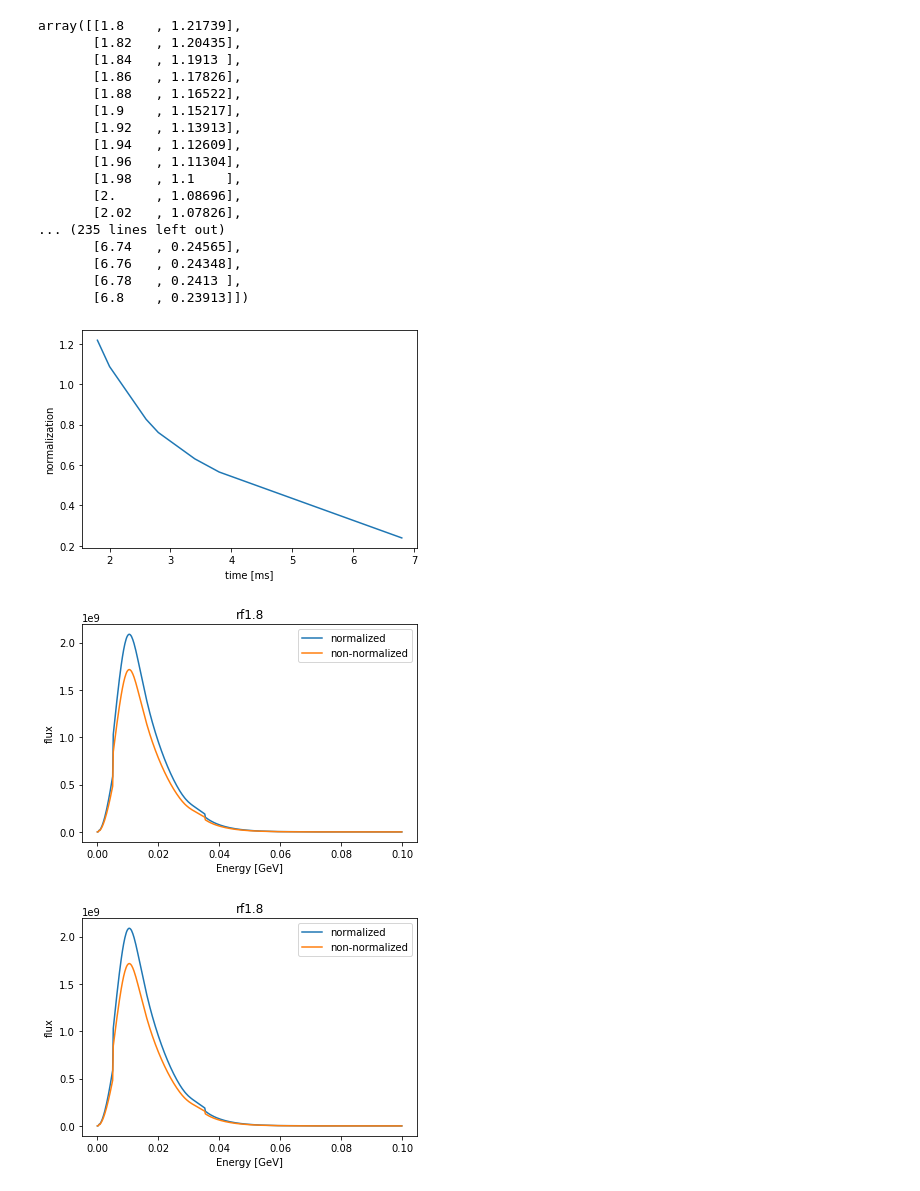
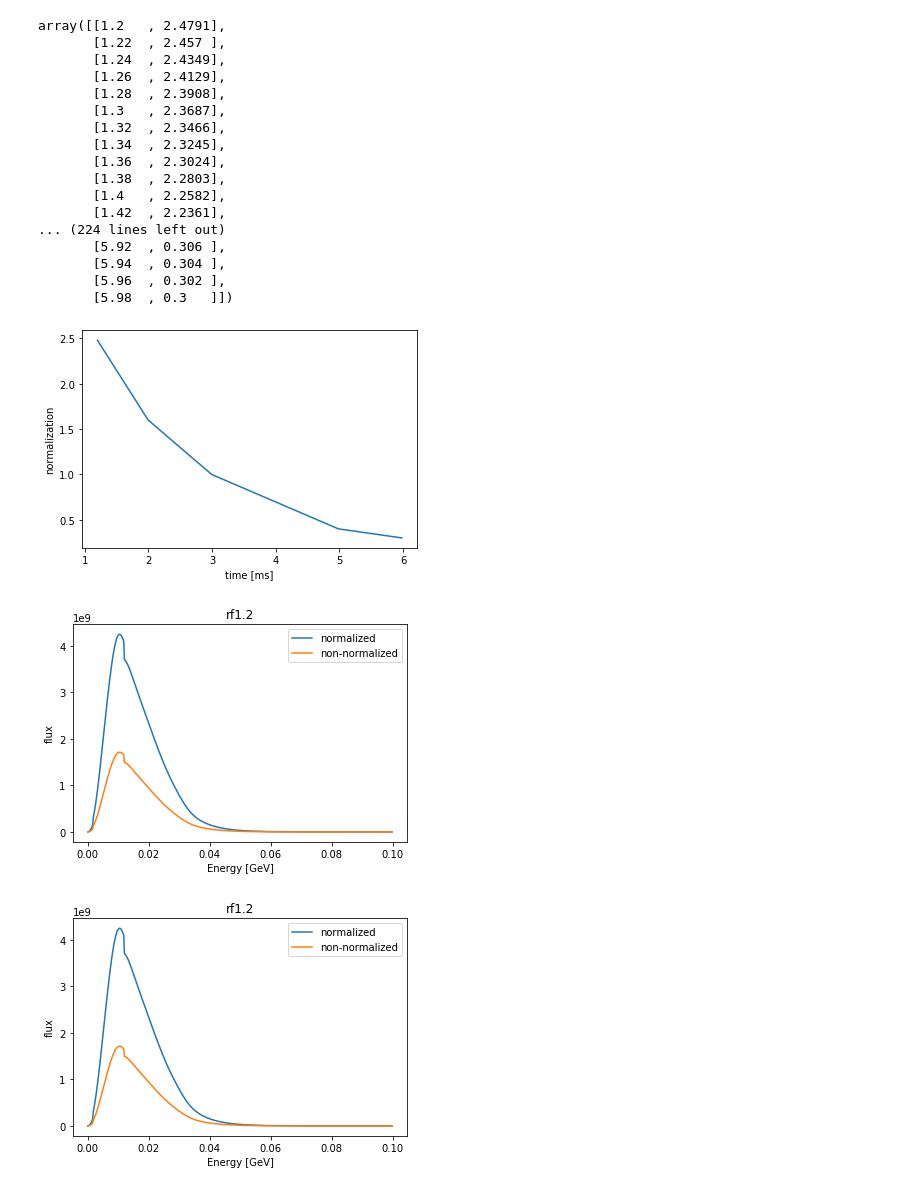
Before and after one commit to yuntsebaryon/SNOwGLoBESPlot, a Jupyter notebook: flux_normalization.ipynb, the cells around one changed output. Drawn from its saved outputs; the diff is of its cells as text; code cells hidden in the pictures.

```diff
--- a/flux_normalization.ipynb
+++ b/flux_normalization.ipynb
@@ -6,7 +6,7 @@ import matplotlib.pyplot as plt
 # set up a few variables
 inDir = '/Users/yuntse/data/supernova/flux/rf5.78'
 outDir = '/Users/yuntse/data/supernova/flux/rf5.78_normalize'
-fFactor = inDir + '/iinterpolation-data.txt'
+fFactor = inDir + '/interpolate.txt'
 # %%
 # create the output directory if it doesn't exist
 import os
@@ -20,23 +20,23 @@ normalize_data = np.loadtxt( fFactor )
 # Each row vector contains the information: (time, normalization)
 normalize_data
 # %% [output]
-array([[1.8    , 1.21739],
-       [1.82   , 1.20435],
-       [1.84   , 1.1913 ],
-       [1.86   , 1.17826],
-       [1.88   , 1.16522],
-       [1.9    , 1.15217],
-       [1.92   , 1.13913],
-       [1.94   , 1.12609],
-       [1.96   , 1.11304],
-       [1.98   , 1.1    ],
-       [2.     , 1.08696],
-       [2.02   , 1.07826],
-... (235 lines left out)
-       [6.74   , 0.24565],
-       [6.76   , 0.24348],
-       [6.78   , 0.2413 ],
-       [6.8    , 0.23913]])
+array([[1.2   , 2.4791],
+       [1.22  , 2.457 ],
+       [1.24  , 2.4349],
+       [1.26  , 2.4129],
+       [1.28  , 2.3908],
+       [1.3   , 2.3687],
+       [1.32  , 2.3466],
+       [1.34  , 2.3245],
+       [1.36  , 2.3024],
+       [1.38  , 2.2803],
+       [1.4   , 2.2582],
+       [1.42  , 2.2361],
+... (224 lines left out)
+       [5.92  , 0.306 ],
+       [5.94  , 0.304 ],
+       [5.96  , 0.302 ],
+       [5.98  , 0.3   ]])
 # %%
 # Plot the normalization factor versus time
 plt.plot(normalize_data[:,0], normalize_data[:,1])
@@ -44,20 +44,20 @@ plt.xlabel('time [ms]')
 plt.ylabel('normalization')
 plt.show()
 # %% [output]
-[figure, old version]
+[figure, new version]
 # %%
 # Setup a script to load the non-normalized flux in the 'sn_flux' folder and times the normalization factor
 flux = np.loadtxt(inDir + '/rf' + str(normalize_data[0,0]) + '.dat')
 # %%
 plt.plot(flux[:,0], normalize_data[0,1]*flux[:,1], label = 'normalized')
 plt.plot(flux[:,0], flux[:,1], label = 'non-normalized')
 plt.xlabel('Energy [GeV]')
 plt.ylabel('flux')
-plt.title('rf1.8')
+plt.title('rf1.2')
 plt.legend()
 plt.show()
 # %% [output]
-[figure, old version]
+[figure, new version]
 # %%
 # Writing a batch script to correct all the flux with proper normalization factor and save it
 for i in range(len(normalize_data)):
@@ -92,11 +92,11 @@ plt.plot(flux[:,0], norm_sn_flux[:,1], label = 'normalized')
 plt.plot(flux[:,0], flux[:,1], label = 'non-normalized')
 plt.xlabel('Energy [GeV]')
 plt.ylabel('flux')
-plt.title('rf1.8')
+plt.title('rf1.2')
 plt.legend()
 plt.show()
 # %% [output]
-[figure, old version]
+[figure, new version]
 # %%
 # # Copy the files which don't have to be normalized
 # # List all the input files
```
Also changed, not shown: parts of 3 cells of this notebook.
